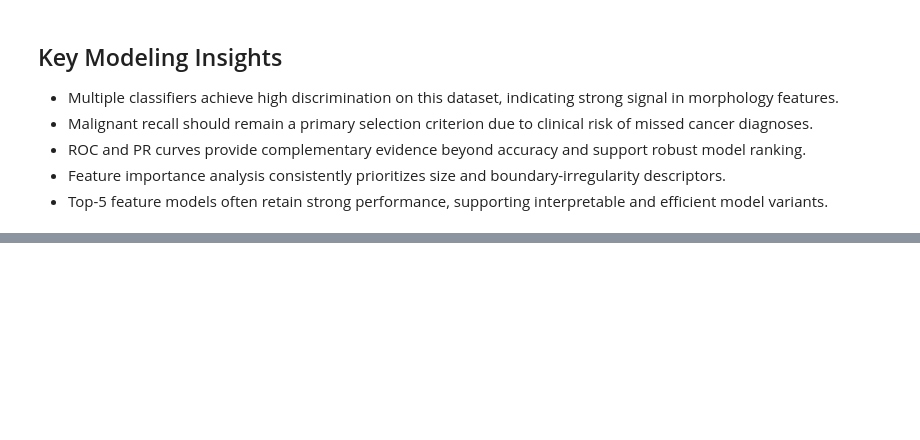
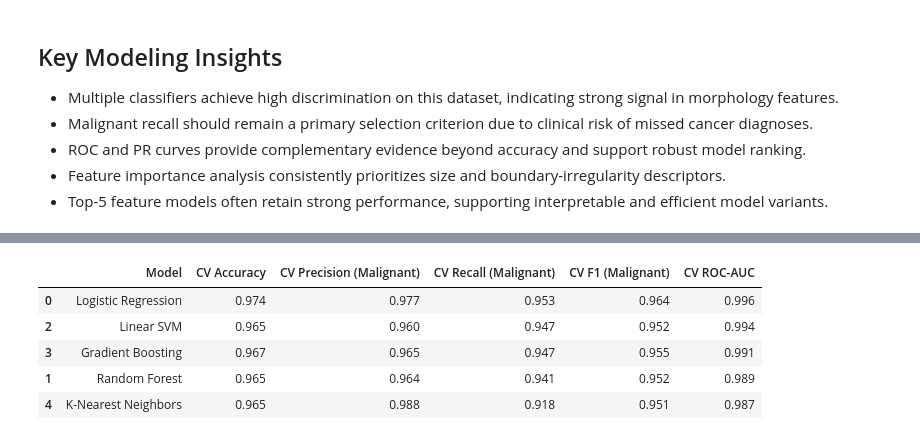
Before and after one commit to avafrank9983/BME-3968-Medical-AI---Project-1-Group-4-, a Jupyter notebook: Notebooks/modeling.ipynb, the cells around one changed output, grey strips where cells are left out. Drawn from its saved outputs; the diff is of its cells as text; code cells hidden in the pictures; blank space fills up the shorter version.

```diff
--- a/Notebooks/modeling.ipynb
+++ b/Notebooks/modeling.ipynb
@@ -342,0 +349,64 @@ This side-by-side view quantifies the trade-off between model simplicity and dis
+# %%
+from sklearn.model_selection import StratifiedKFold, cross_validate, GridSearchCV
+from sklearn.neighbors import KNeighborsClassifier
+from sklearn.pipeline import Pipeline
+
+cv_models = {
+    "Logistic Regression": Pipeline([
+        ("scaler", StandardScaler()),
+        ("model", LogisticRegression(max_iter=2000, random_state=42))
+    ]),
+    "Random Forest": Pipeline([
+        ("model", RandomForestClassifier(random_state=42))
+    ]),
+    "Linear SVM": Pipeline([
+        ("scaler", StandardScaler()),
+        ("model", SVC(kernel="linear", probability=True, random_state=42))
+    ]),
+    "Gradient Boosting": Pipeline([
+        ("model", GradientBoostingClassifier(random_state=42))
+    ]),
+    "K-Nearest Neighbors": Pipeline([
+        ("scaler", StandardScaler()),
+        ("model", KNeighborsClassifier())
+    ]),
+}
+
+cv_scoring = {
+    "accuracy": "accuracy",
+    "precision": "precision",
+    "recall": "recall",
+    "f1": "f1",
+    "roc_auc": "roc_auc",
+}
+
+cv_splitter = StratifiedKFold(n_splits=5, shuffle=True, random_state=42)
+
+cv_rows = []
+for model_name, model_pipeline in cv_models.items():
+    cv_output = cross_validate(
+        model_pipeline,
+        X_train,
+        y_train,
+        cv=cv_splitter,
+        scoring=cv_scoring,
+        n_jobs=-1,
+    )
+    cv_rows.append({
+        "Model": model_name,
+        "CV Accuracy": np.mean(cv_output["test_accuracy"]),
+        "CV Precision (Malignant)": np.mean(cv_output["test_precision"]),
+        "CV Recall (Malignant)": np.mean(cv_output["test_recall"]),
+        "CV F1 (Malignant)": np.mean(cv_output["test_f1"]),
+        "CV ROC-AUC": np.mean(cv_output["test_roc_auc"]),
+    })
+
+cv_results_df = pd.DataFrame(cv_rows).sort_values("CV ROC-AUC", ascending=False)
+display(cv_results_df.round(3))
+# %% [output]
+|  | Model | CV Accuracy | CV Precision (Malignant) | CV Recall (Malignant) | CV F1 (Malignant) | CV ROC-AUC |
+| 0 | Logistic Regression | 0.974 | 0.977 | 0.953 | 0.964 | 0.996 |
+| 2 | Linear SVM | 0.965 | 0.960 | 0.947 | 0.952 | 0.994 |
+| 3 | Gradient Boosting | 0.967 | 0.965 | 0.947 | 0.955 | 0.991 |
+| 1 | Random Forest | 0.965 | 0.964 | 0.941 | 0.952 | 0.989 |
+| 4 | K-Nearest Neighbors | 0.965 | 0.988 | 0.918 | 0.951 | 0.987 |
```
Also changed, not shown: parts of 3 cells of this notebook, 19 other files.
